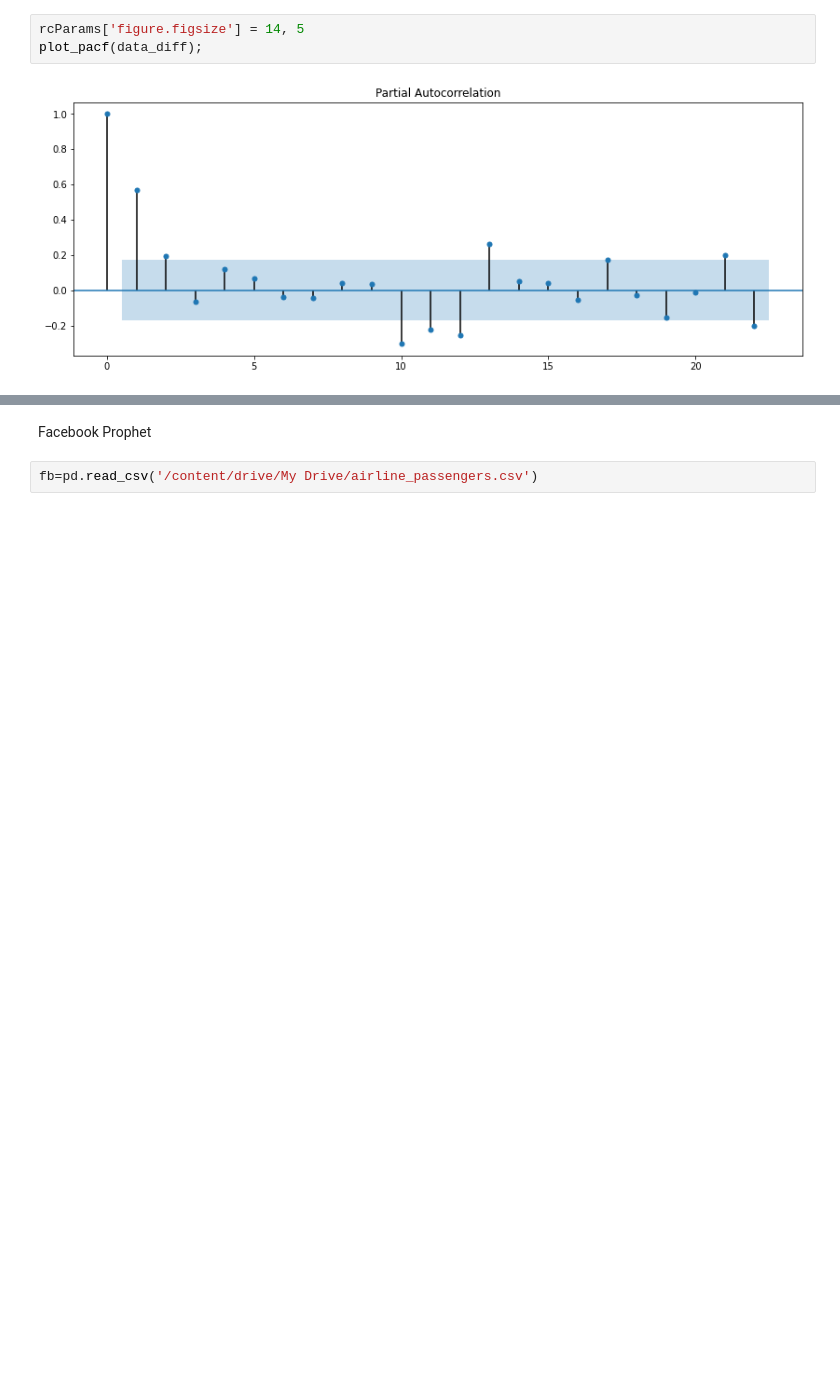
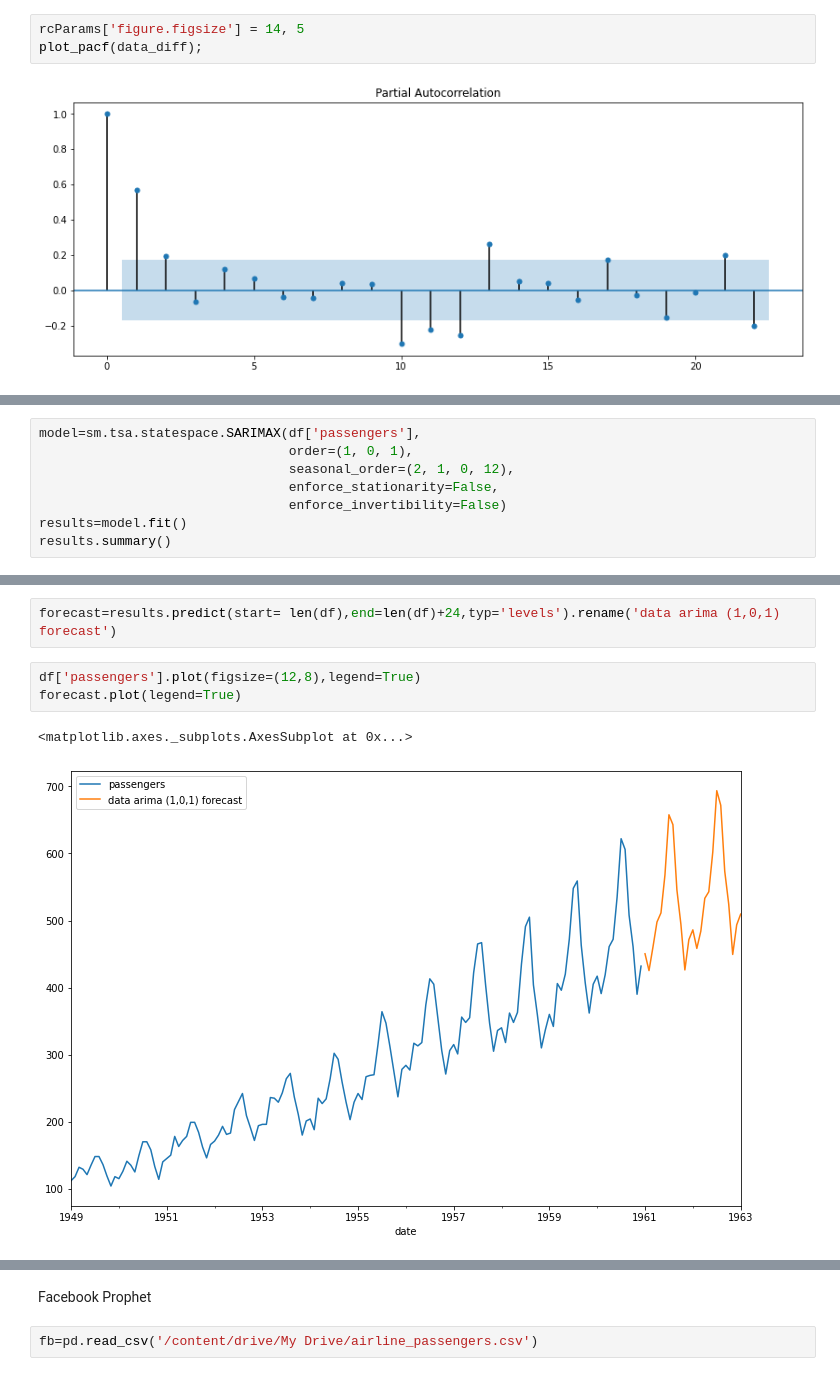
Before and after one commit to sailajak2003/TimeSeries, a Jupyter notebook: airline_pssg.ipynb, the cells around one changed output, grey strips where cells are left out. Cells and saved outputs as stored; diff of their text form; blank space fills up the shorter version.

```diff
--- a/airline_pssg.ipynb
+++ b/airline_pssg.ipynb
@@ -225,0 +279,8 @@ plot_pacf(data_diff);
+# %%
+model=sm.tsa.statespace.SARIMAX(df['passengers'],
+                                order=(1, 0, 1),
+                                seasonal_order=(2, 1, 0, 12),
+                                enforce_stationarity=False,
+                                enforce_invertibility=False)
+results=model.fit()
+results.summary()
@@ -225,0 +312,8 @@ plot_pacf(data_diff);
+# %%
+forecast=results.predict(start= len(df),end=len(df)+24,typ='levels').rename('data arima (1,0,1) forecast')
+# %%
+df['passengers'].plot(figsize=(12,8),legend=True)
+forecast.plot(legend=True)
+# %% [output]
+<matplotlib.axes._subplots.AxesSubplot at 0x...>
+[figure, added]
```
Also changed, not shown: parts of 13 cells of this notebook.
